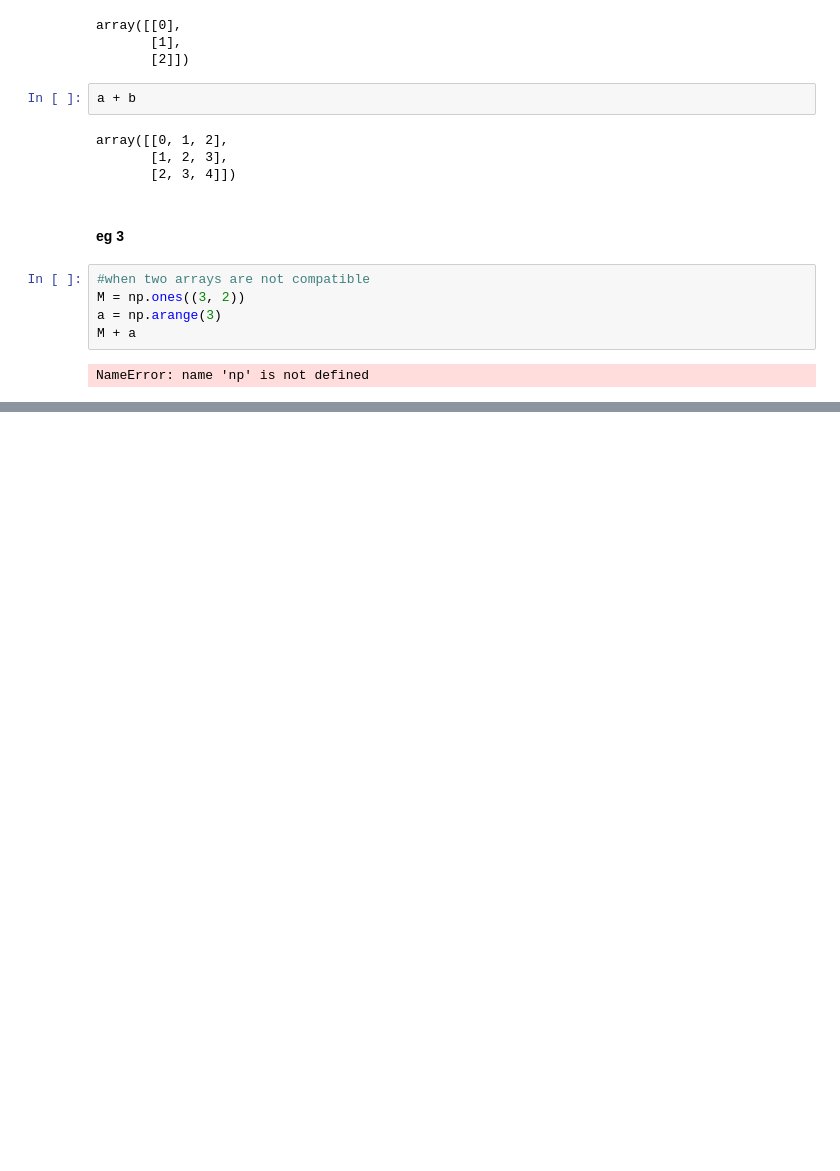
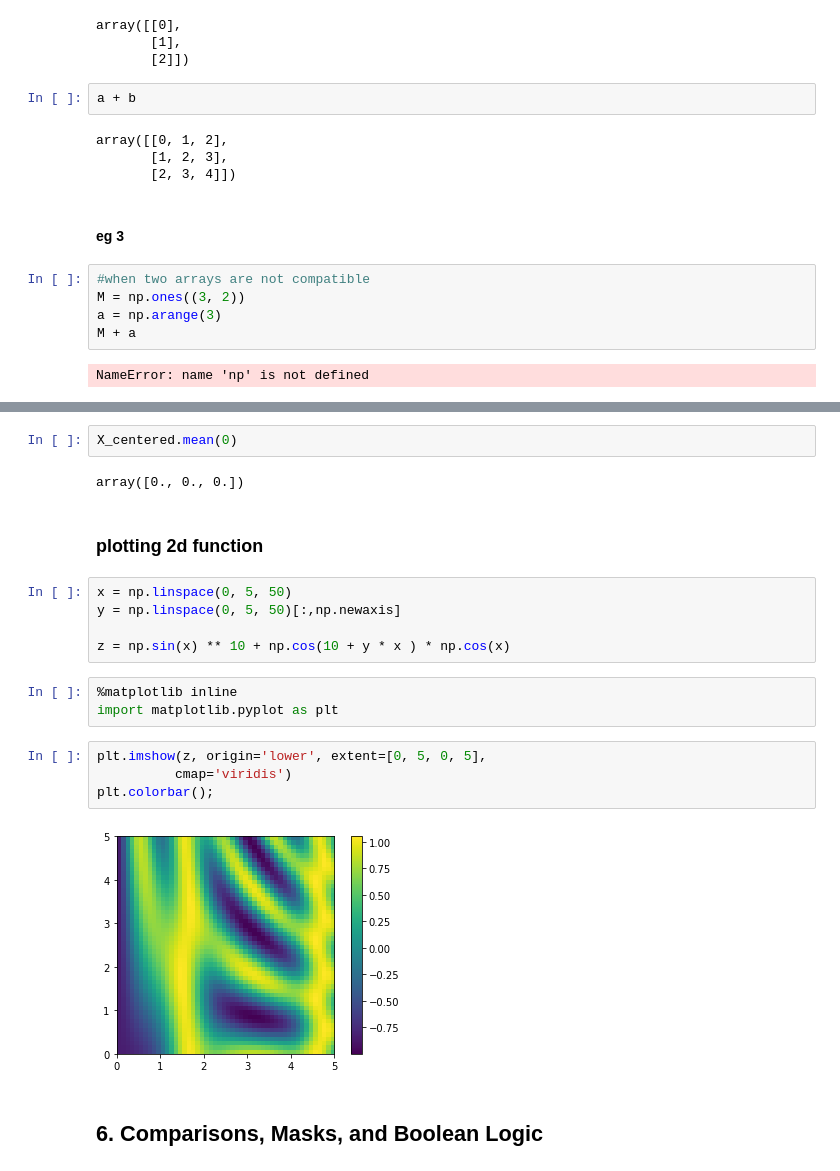
Before and after one commit to Simonliuwaterloo/python_data_science_handbook, a Jupyter notebook: chapter_2_numpy.ipynb, the cells around one changed output, grey strips where cells are left out. Drawn from its saved outputs; the diff is of its cells as text; blank space fills up the shorter version.

```diff
--- a/chapter_2_numpy.ipynb
+++ b/chapter_2_numpy.ipynb
@@ -714,0 +774,22 @@ NameError: name 'a' is not defined
+# %%
+X_centered.mean(0)
+# %% [output]
+array([0., 0., 0.])
+# %% [markdown]
+### plotting 2d function
+# %%
+x = np.linspace(0, 5, 50)
+y = np.linspace(0, 5, 50)[:,np.newaxis]
+
+z = np.sin(x) ** 10 + np.cos(10 + y * x ) * np.cos(x)
+# %%
+%matplotlib inline
+import matplotlib.pyplot as plt
+# %%
+plt.imshow(z, origin='lower', extent=[0, 5, 0, 5],
+          cmap='viridis')
+plt.colorbar();
+# %% [output]
+[figure, added]
+# %% [markdown]
+## 6. Comparisons, Masks, and Boolean Logic
```
Also changed, not shown: parts of 124 cells of this notebook, 1 other file.
